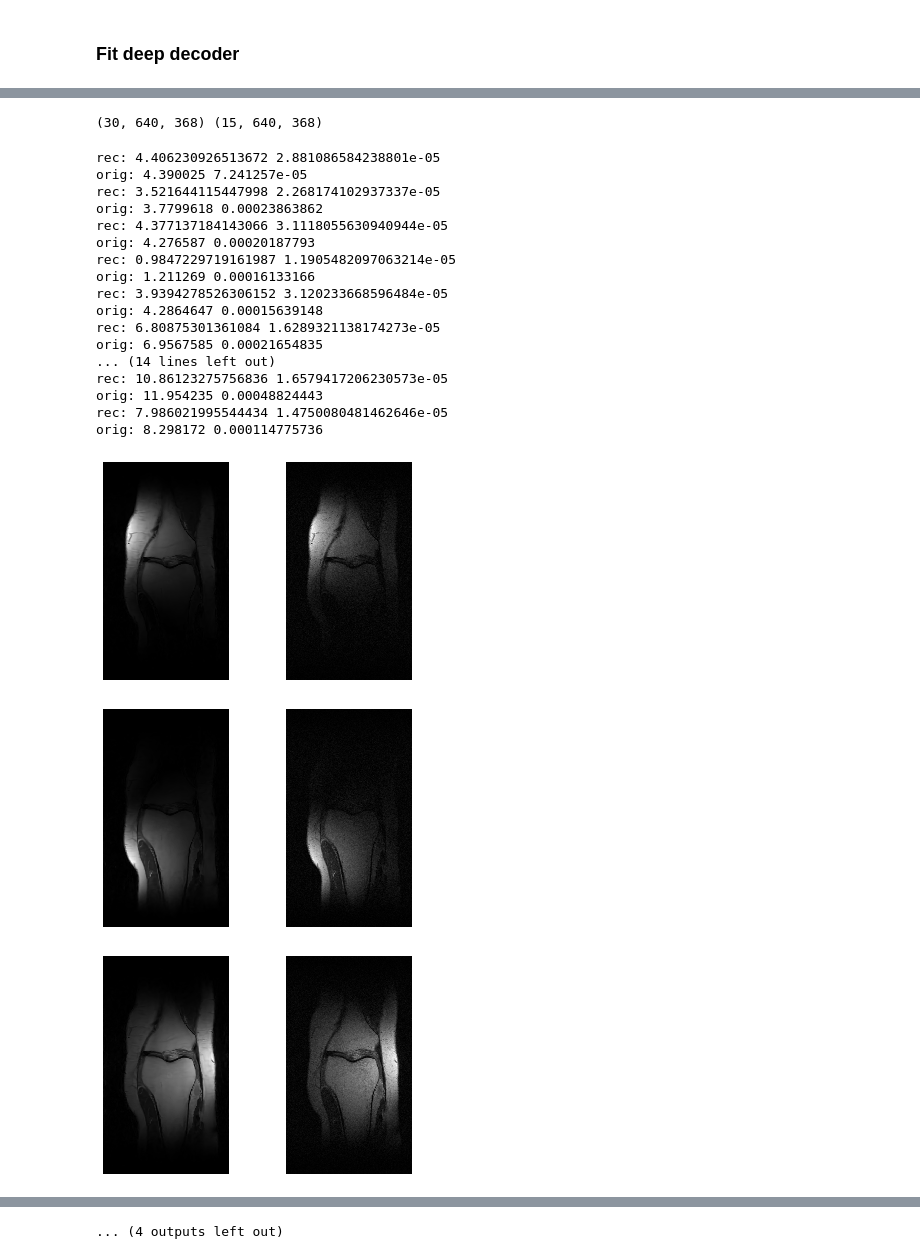
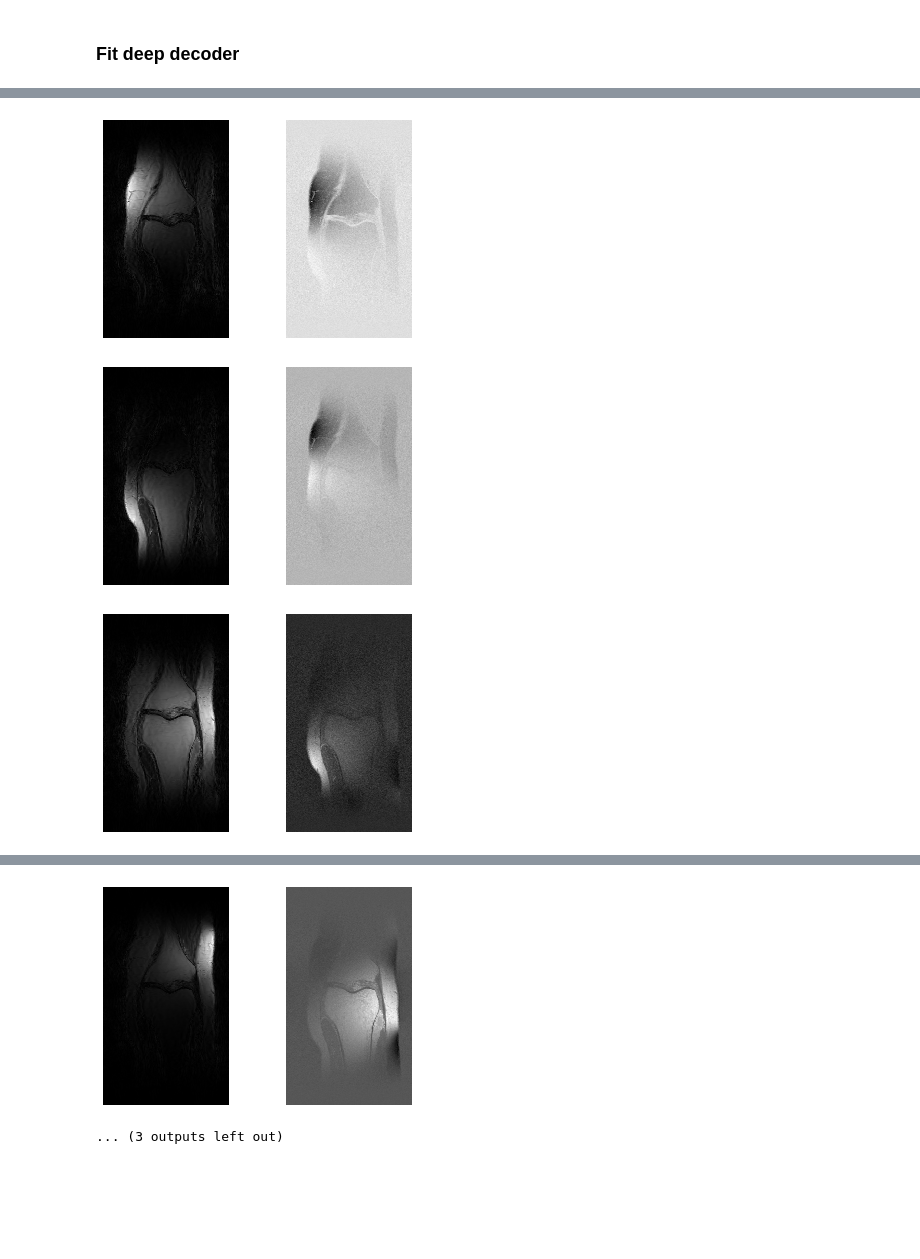
Before and after one commit to MLI-lab/cs_deep_decoder, a Jupyter notebook: MRI_multicoil_deep_decoder_accelerate.ipynb, the cells around one changed output, grey strips where cells are left out. Saved outputs shown, nothing was run; the diff lists cells and outputs as text; code cells hidden in the pictures; blank space fills up the shorter version.

```diff
--- a/MRI_multicoil_deep_decoder_accelerate.ipynb
+++ b/MRI_multicoil_deep_decoder_accelerate.ipynb
@@ -294,0 +204,11 @@ those norms should be similar for scale to be right: 1886.4618701926372 1524.496
+# %%
+orig_imgs_tt = transform.ifft2(ksp_tt)           # Apply Inverse Fourier Transform to get the complex image
+orig_imgs_abs_tt = transform.complex_abs(orig_imgs_tt)   # Compute absolute value to get a real image
+orig_img_tt = transform.root_sum_of_squares(orig_imgs_abs_tt, dim=0)
+orig_img_np = orig_img_tt.cpu().numpy()
+
+## get it in the shape for deep decoder loss function
+out = []
+for img in orig_imgs_tt:
+    out += [ img[:,:,0].cpu().numpy() , img[:,:,1].cpu().numpy() ]
+orig_imgs_dd_tt = torch.tensor(np.array([out]))
@@ -295,21 +217,23 @@ those norms should be similar for scale to be right: 1886.4618701926372 1524.496
+# %%
+masked_ksp_np = np.array([ch for ch in ksp_np*mask[None,...]]) # applying the mask to every coil
+
+# generate measurement
+def ksp2measurement(ksp):
+    return np_to_var( np.transpose( np.array([np.real(ksp),np.imag(ksp)]) , (1, 2, 3, 0)) )
+
+masked_ksp_tt = ksp2measurement( masked_ksp_np ).type(dtype)
 # %% [markdown]
 ### Fit deep decoder
-# %%
-sampled_image.shape, dummy.shape
-
-out = []
-for img in sampled_image:
-    out += [ img[:,:,0].numpy() , img[:,:,1].numpy() ]
-lsest = torch.tensor(np.array([out]))
 # %%
 mse_n, mse_t, ni, net = fit( num_channels=num_channels,
                         reg_noise_std=0.0,
-                        num_iter=10000,
-                        img_noisy_var=unders_measurement,
-                        LR = 0.01, # 0.0025
+                        num_iter=100000,
+                        img_noisy_var=masked_ksp_tt,
+                        LR = 0.0025, # 0.0025
+                        #OPTIMIZER='SGD',
                         net=net,
                         apply_f = forwardm,
-                        img_clean_var=Variable(lsest).type(dtype),
+                        img_clean_var=Variable( orig_imgs_dd_tt ).type(dtype),
                         upsample_mode='free',
                         in_size = in_size,
                         find_best=True, # default is False
@@ -333,40 +259,18 @@ plt.loglog(mse_t)
 # %%
 out_chs = net( ni.type(dtype) ).data.cpu().numpy()[0]
 out_imgs = channels2imgs(out_chs)
-
-print(out_chs.shape,out_imgs.shape)
+out_img_np = transform.root_sum_of_squares( torch.tensor(out_imgs) , dim=0).numpy()
-# %% [output]
-(30, 640, 368) (15, 640, 368)
 # %%
-for img,imgorig in zip([img for img in out_imgs],[img for img in var_to_np(lsimg)]):
-    print("rec:", np.max(img), np.min(img))
-    print("orig:", np.max(imgorig), np.min(imgorig))
+for img,imgorig in zip([img for img in out_imgs],[img for img in var_to_np( orig_imgs_dd_tt )]):
     fig = plt.figure()
     ax1 = fig.add_subplot(1,2,1)
     ax1.imshow(img,cmap='gray')
     ax1.axis('off')
     ax2 = fig.add_subplot(1,2,2)
     ax2.imshow(imgorig,cmap='gray')
     ax2.axis('off')
     fig.show()
 # %% [output]
-rec: 4.406230926513672 2.881086584238801e-05
-orig: 4.390025 7.241257e-05
-rec: 3.521644115447998 2.268174102937337e-05
-orig: 3.7799618 0.00023863862
-rec: 4.377137184143066 3.1118055630940944e-05
-orig: 4.276587 0.00020187793
-rec: 0.9847229719161987 1.1905482097063214e-05
-orig: 1.211269 0.00016133166
-rec: 3.9394278526306152 3.120233668596484e-05
-orig: 4.2864647 0.00015639148
-rec: 6.80875301361084 1.6289321138174273e-05
-orig: 6.9567585 0.00021654835
-... (14 lines left out)
-rec: 10.86123275756836 1.6579417206230573e-05
-orig: 11.954235 0.00048824443
-rec: 7.986021995544434 1.4750080481462646e-05
-orig: 8.298172 0.000114775736
-[figure, old version]
+[figure, new version]
-[figure, old version]
+[figure, new version]
-[figure, old version]
+[figure, new version]
@@ -381 +285,2 @@ orig: 8.298172 0.000114775736
-... (4 outputs left out)
+[figure, added]
+... (3 outputs left out)
```
Also changed, not shown: parts of 43 cells of this notebook.
